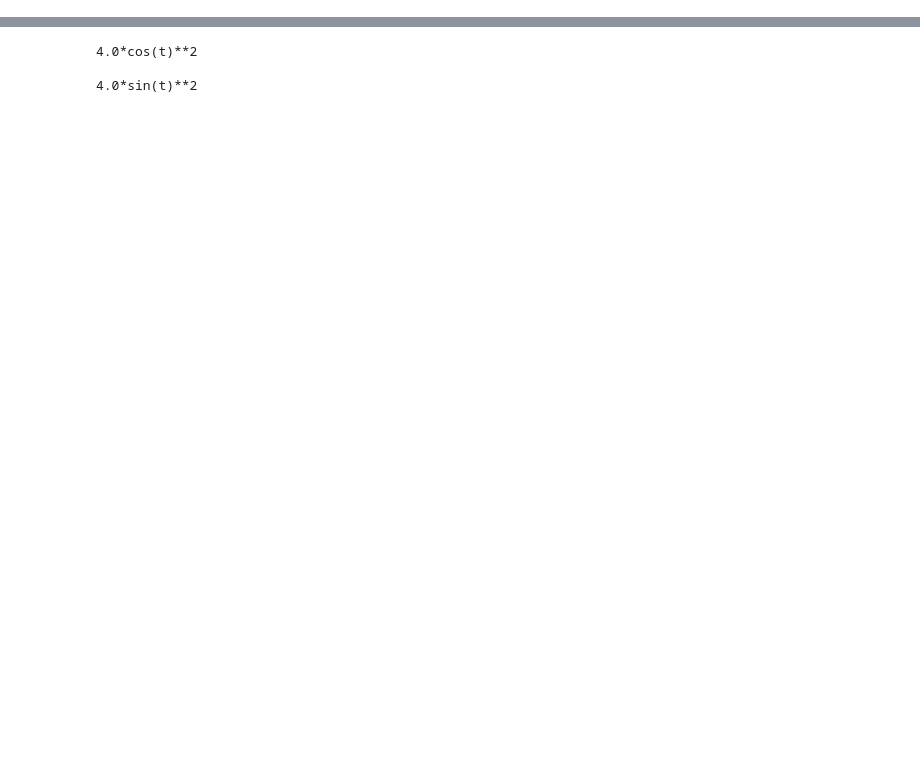
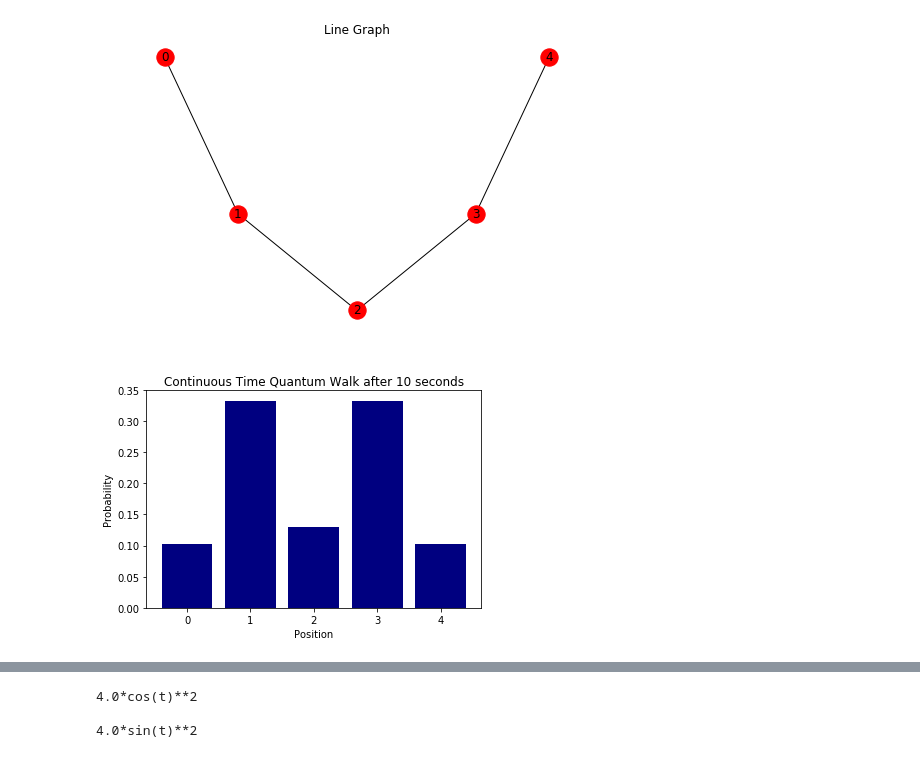
Before and after one commit to gmitchener/quantum_project, a Jupyter notebook: CTQW_notebook.ipynb, the cells around one changed output, grey strips where cells are left out. Drawn from its saved outputs; the diff is of its cells as text; code cells hidden in the pictures; blank space fills up the shorter version.

Commit message:
update to ctqw
refactored into easy functions

```diff
--- a/CTQW_notebook.ipynb
+++ b/CTQW_notebook.ipynb
@@ -22 +73,23 @@ def unitary_evolution(H, P, t):
+# %%
+def prob_dis(hadamard, N, t):
+    """Function that takes in an adjacency matrix to calculate the unitary evolution, and returns the probability distribution"""
+    H = hadamard(N)
+    #defining the position array and central vertex
+    P, G = position(H)
+
+    #unitary evolution
+    prob = 0
+    psi_i = unitary_evolution(H, P, t)
+    for k in range(len(psi_i)):
+        psi_i[k] = abs(psi_i[k])**2
+        prob += psi_i[k]
+
+    return G,psi_i,t
+
+def plot_probs(G,psi_i,t):
+    plt.bar(G, psi_i, color='navy')
+    plt.title(f'Continuous Time Quantum Walk after {t} seconds')
+    plt.xlabel('Position')
+    plt.ylabel('Probability')
+    plt.show()
 # %%
@@ -192,0 +136,6 @@ fish_xx = sym.simplify(fish_xx)
+# %%
+G, psi_i, t = prob_dis(line, 5, 10)
+plot_probs(G,psi_i,t)
+# %% [output]
+[figure, added]
+[figure, added]
```
Also changed, not shown: parts of 24 cells of this notebook, 1 other file.
